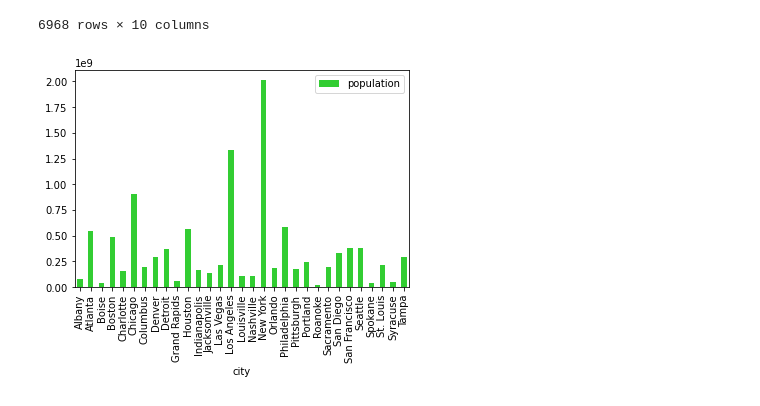
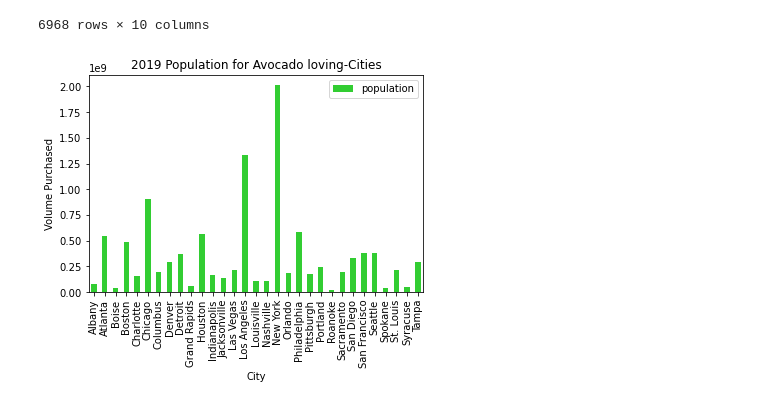
Before and after one commit to efennie/project_one, a Jupyter notebook: Question_1_update.ipynb, the cells around one changed output. Saved outputs shown, nothing was run; the diff lists cells and outputs as text; code cells hidden in the pictures.

```diff
--- a/Question_1_update.ipynb
+++ b/Question_1_update.ipynb
@@ -220,11 +219,12 @@ cleaned_avocado_pop
 # %%
 #first look at population sizes:
 essential_population = cleaned_avocado_pop[["city", "population"]]
 essential_population.groupby(['city']).sum().plot(kind='bar', color='limegreen')
-#plt.xlabel("City")
-#plt.xticks(rotation=90)
-#plt.ylabel("Volume Purchased")
-#plt.title("Cities Who Love Avocado Toast by Volume purchased")
+plt.xlabel("City")
+plt.xticks(rotation=90)
+plt.ylabel("Volume Purchased")
+plt.title("2019 Population for Avocado loving-Cities")
+#plt.savefig("2019_Population.png")
 plt.show()
 # %% [output]
-[figure, old version]
+[figure, new version]
```
Also changed, not shown: parts of 6 cells of this notebook.
